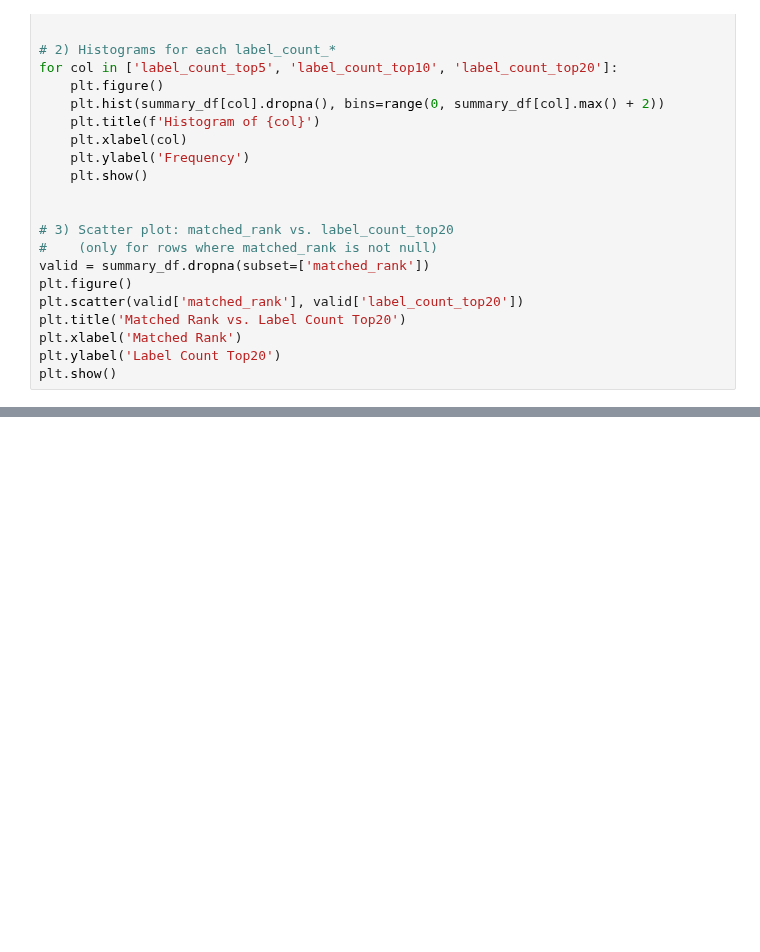
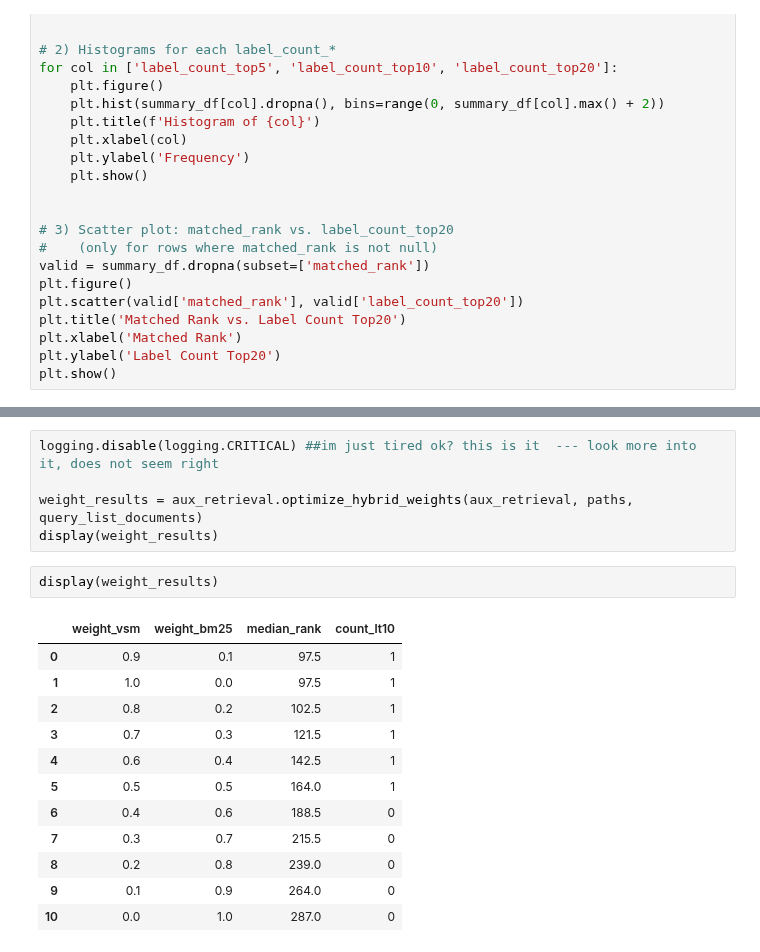
Before and after one commit to pablodevicente/RI_2-Product_Catalog_Classifier, a Jupyter notebook: 01-code/09 - retrieval_evaluation.ipynb, the cells around one changed output, grey strips where cells are left out. Saved outputs shown, nothing was run; the diff lists cells and outputs as text; blank space fills up the shorter version.

```diff
--- a/01-code/09 - retrieval_evaluation.ipynb
+++ b/01-code/09 - retrieval_evaluation.ipynb
@@ -176,0 +163,20 @@ plt.show()
+# %%
+logging.disable(logging.CRITICAL) ##im just tired ok? this is it  --- look more into it, does not seem right
+
+weight_results = aux_retrieval.optimize_hybrid_weights(aux_retrieval, paths, query_list_documents)
+display(weight_results)
+# %%
+display(weight_results)
+# %% [output]
+|  | weight_vsm | weight_bm25 | median_rank | count_lt10 |
+| 0 | 0.9 | 0.1 | 97.5 | 1 |
+| 1 | 1.0 | 0.0 | 97.5 | 1 |
+| 2 | 0.8 | 0.2 | 102.5 | 1 |
+| 3 | 0.7 | 0.3 | 121.5 | 1 |
+| 4 | 0.6 | 0.4 | 142.5 | 1 |
+| 5 | 0.5 | 0.5 | 164.0 | 1 |
+| 6 | 0.4 | 0.6 | 188.5 | 0 |
+| 7 | 0.3 | 0.7 | 215.5 | 0 |
+| 8 | 0.2 | 0.8 | 239.0 | 0 |
+| 9 | 0.1 | 0.9 | 264.0 | 0 |
+| 10 | 0.0 | 1.0 | 287.0 | 0 |
```
Also changed, not shown: parts of 9 cells of this notebook, 2 other files.
